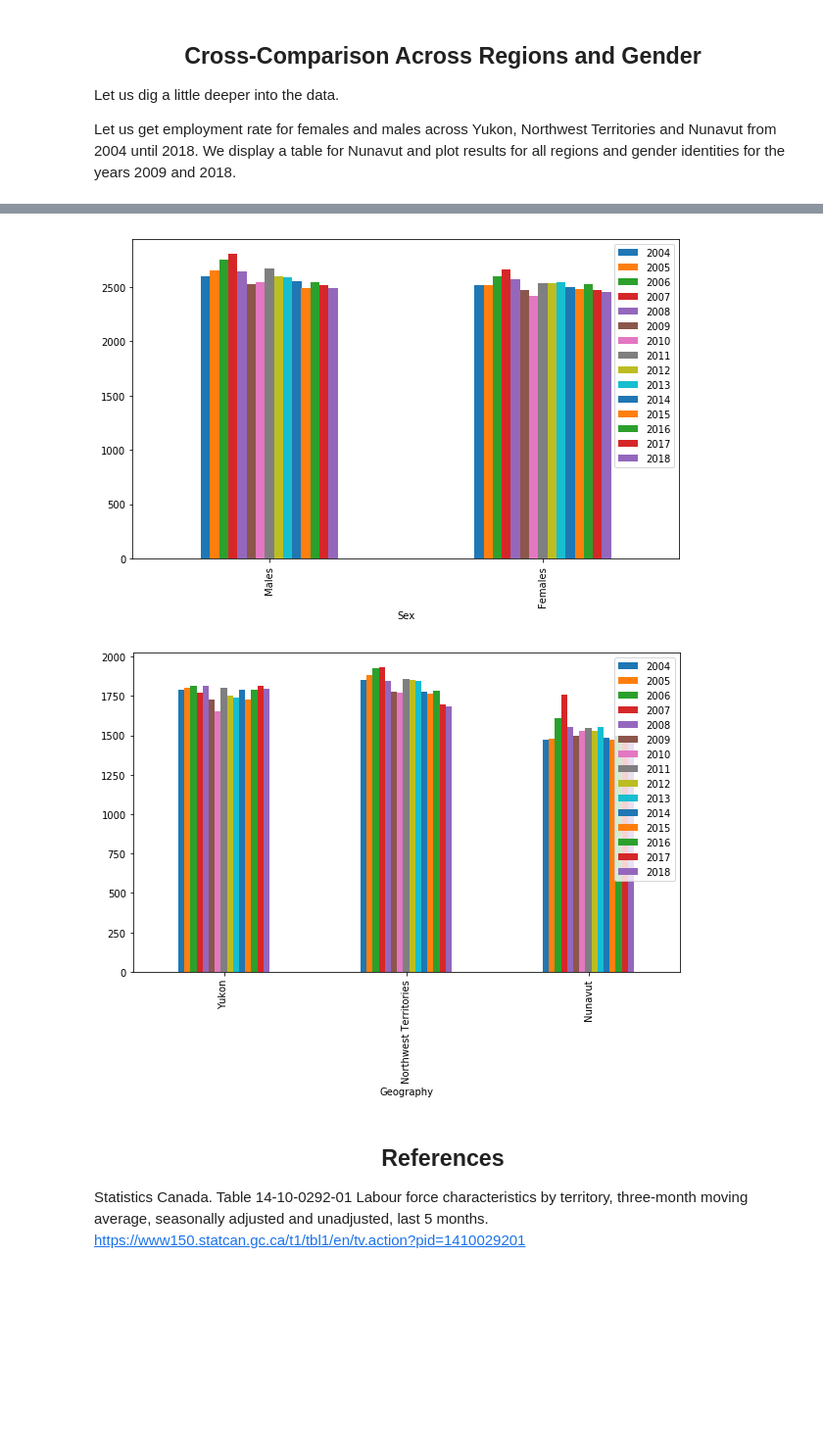
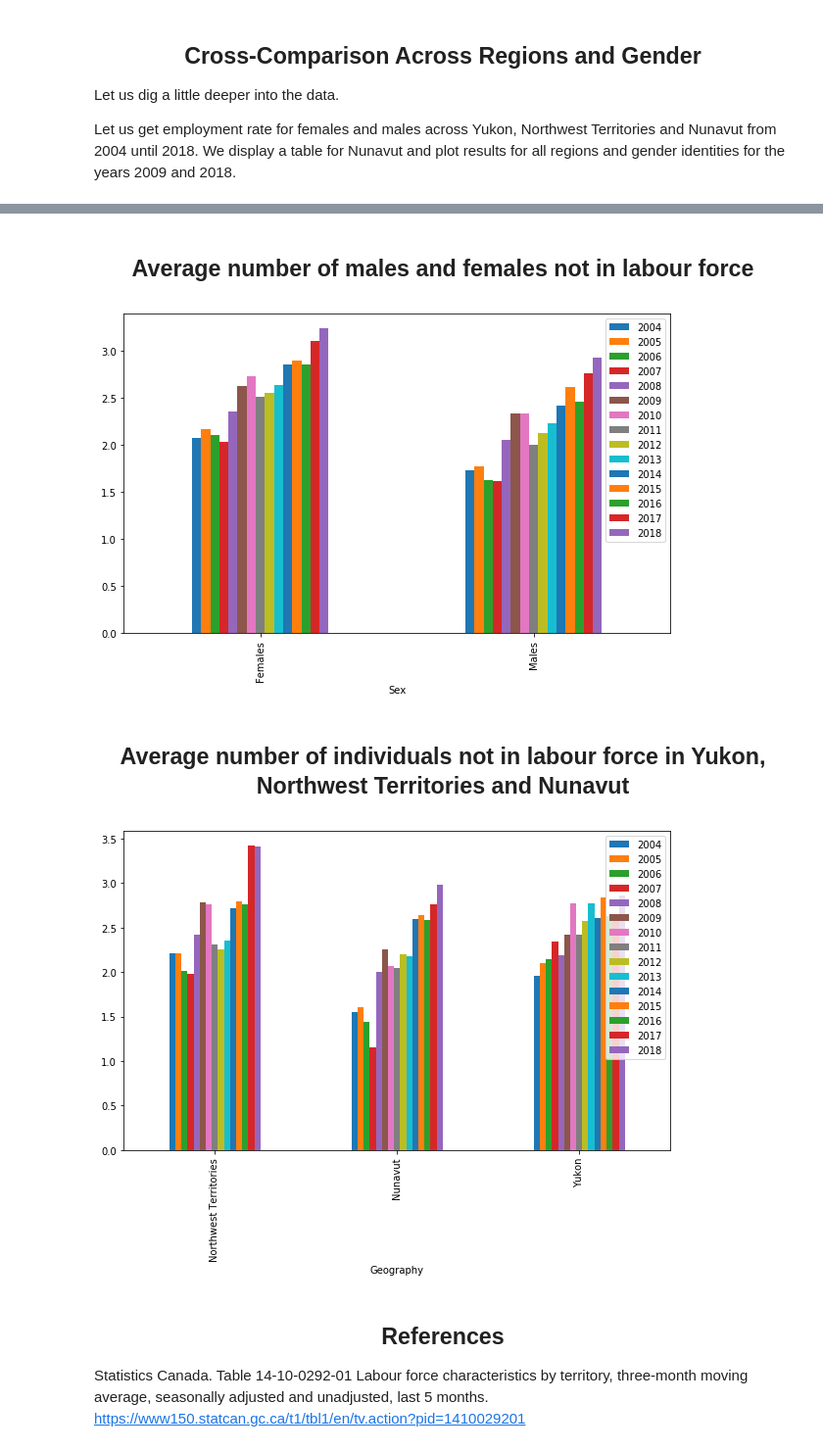
Before and after one commit to callysto/notebook-templates, a Jupyter notebook: Python_Packages_Investigations/STATS_CAN_API/Demo_Package/Stats_Can_Visualizing.ipynb, the cells around one changed output, grey strips where cells are left out. Shown at 98% size. Saved outputs shown, nothing was run; the diff lists cells and outputs as text; code cells hidden in the pictures; blank space fills up the shorter version.

```diff
--- a/Python_Packages_Investigations/STATS_CAN_API/Demo_Package/Stats_Can_Visualizing.ipynb
+++ b/Python_Packages_Investigations/STATS_CAN_API/Demo_Package/Stats_Can_Visualizing.ipynb
@@ -315,7 +305,7 @@ def get_year_pd(dataframe,syear,eyear):
 
     return df4
 
-def get_employment_rate_gi_loc(year_df,gender_id,location):
+def get_rate_gi_loc(year_df,gender_id,location,employment_status):
 
     df_s = year_df[(year_df["Sex"]==gender_id) ]
 
@@ -327,17 +317,17 @@ def get_employment_rate_gi_loc(year_df,gender_id,location):
 
     df_s_ag_loc_dt_st = df_s_ag_loc_dt[df_s_ag_loc_dt["Statistics"]=="Estimate"]
 
-    df = df_s_ag_loc_dt_st[df_s_ag_loc_dt_st["Labour force characteristics"]=="Employment rate"]
+    df = df_s_ag_loc_dt_st[df_s_ag_loc_dt_st["Labour force characteristics"]==employment_status]
 
     #df = df.drop(columns="SCALAR_FACTOR")
 
     return df
 # %%
-def get_all_years(gend_id,location):
+def get_all_years(gend_id,location,employment_status):
     all_dfs_yukon = []
     for i in range(2004,2019):
         df_test = get_year_pd(df_fullDATA_clean,str(i)+"-01-01	",str(i)+"-12-01")
-        df_specific  = get_employment_rate_gi_loc(df_test,gend_id,location)
+        df_specific  = get_rate_gi_loc(df_test,gend_id,location,employment_status)
         all_dfs_yukon.append(df_specific)
 
     dfs = [all_dfs_yukon[i] for i in range(len(all_dfs_yukon))]
@@ -348,14 +338,24 @@ def get_all_years(gend_id,location):
         axis=1)
 
     return concat_df
+# NOT IN LABOUR FORCE
+yuk = get_all_years("Females","Yukon","Not in labour force")
+nt = get_all_years("Females","Northwest Territories","Not in labour force")
+nu = get_all_years("Females","Nunavut","Not in labour force")
 
-yuk = get_all_years("Females","Yukon")
-nt = get_all_years("Females","Northwest Territories")
-nu = get_all_years("Females","Nunavut")
+yukm = get_all_years("Males","Yukon","Not in labour force")
+ntm = get_all_years("Males","Northwest Territories","Not in labour force")
+num = get_all_years("Males","Nunavut","Not in labour force")
 
-yukm = get_all_years("Males","Yukon")
-ntm = get_all_years("Males","Northwest Territories")
-num = get_all_years("Males","Nunavut")
+# EMPLOYMENT
+
+yuk_e = get_all_years("Females","Yukon","Employment")
+nt_e = get_all_years("Females","Northwest Territories","Employment")
+nu_e = get_all_years("Females","Nunavut","Employment")
+
+yukm_e = get_all_years("Males","Yukon","Employment")
+ntm_e = get_all_years("Males","Northwest Territories","Employment")
+num_e = get_all_years("Males","Nunavut","Employment")
 # %%
 
 fig2 = plt.figure(facecolor='w',figsize=(17,15))
@@ -437,18 +443,22 @@ all_regions
 72 rows × 15 columns
+# %% [markdown]
+<h2 align='center'>Average number of males and females not in labour force</h2>
 # %%
 pd.pivot_table(all_regions,index=['Sex'],
-               aggfunc = sum,
+               aggfunc = 'mean',
                values = [str(2004 + i) for i in range(15)]).sort_values(by=['2018'],
                 ascending=[False]).plot(kind='bar', figsize=(10,6));
 # %% [output]
-[figure, old version]
+[figure, new version]
+# %% [markdown]
+<h2 align='center'>Average number of individuals not in labour force in Yukon, Northwest Territories and Nunavut</h2>
 # %%
 pd.pivot_table(all_regions,index=['Geography'],
-               aggfunc = sum,
+               aggfunc = 'mean',
                values = [str(2004 + i) for i in range(15)]).sort_values(by=['2018'],
                 ascending=[False]).plot(kind='bar', figsize=(10,6));
 # %% [output]
-[figure, old version]
+[figure, new version]
 # %% [markdown]
 <h2 align='center'>References</h2>
 
```
Also changed, not shown: parts of 6 cells of this notebook.
